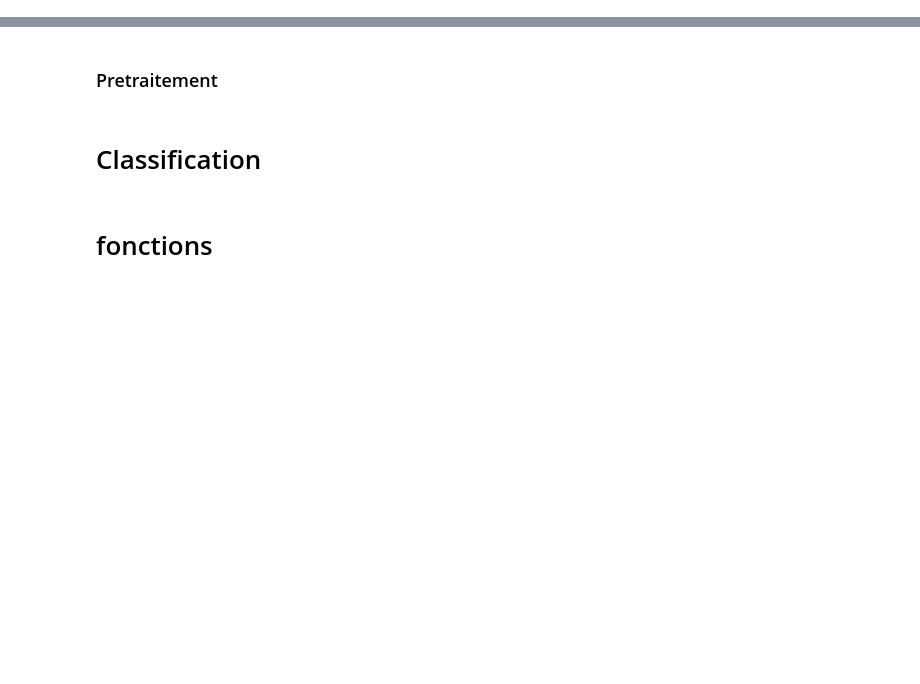
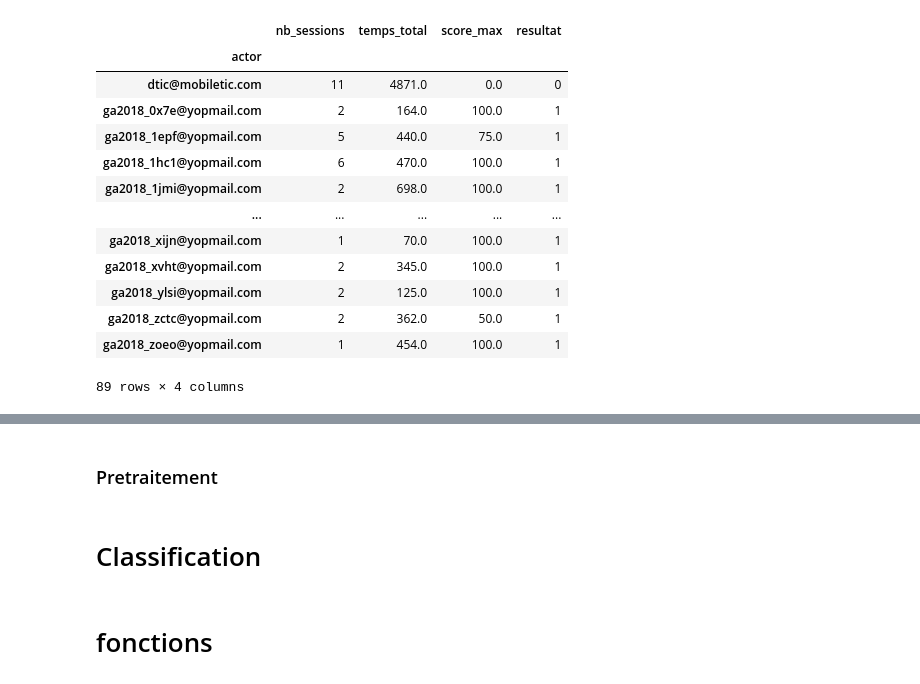
Before and after one commit to DJIGIFA/ODC-ML-DGS, a Jupyter notebook: Untitled.ipynb, the cells around one changed output, grey strips where cells are left out. Cells and saved outputs as stored; diff of their text form; code cells hidden in the pictures; blank space fills up the shorter version.

```diff
--- a/Untitled.ipynb
+++ b/Untitled.ipynb
@@ -16,0 +100,17 @@ csv_file_name = "scorm_tracking_copy.csv"
+# %%
+data.getModuleActorStat("761-fallstudien-und-fragen")
+# %% [output]
+|  | nb_sessions | temps_total | score_max | resultat |
+| actor |  |  |  |  |
+| dtic@mobiletic.com | 11 | 4871.0 | 0.0 | 0 |
+| ga2018_0x7e@yopmail.com | 2 | 164.0 | 100.0 | 1 |
+| ga2018_1epf@yopmail.com | 5 | 440.0 | 75.0 | 1 |
+| ga2018_1hc1@yopmail.com | 6 | 470.0 | 100.0 | 1 |
+| ga2018_1jmi@yopmail.com | 2 | 698.0 | 100.0 | 1 |
+| ... | ... | ... | ... | ... |
+| ga2018_xijn@yopmail.com | 1 | 70.0 | 100.0 | 1 |
+| ga2018_xvht@yopmail.com | 2 | 345.0 | 100.0 | 1 |
+| ga2018_ylsi@yopmail.com | 2 | 125.0 | 100.0 | 1 |
+| ga2018_zctc@yopmail.com | 2 | 362.0 | 50.0 | 1 |
+| ga2018_zoeo@yopmail.com | 1 | 454.0 | 100.0 | 1 |
+89 rows × 4 columns
```
Also changed, not shown: parts of 26 cells of this notebook, 1 other file.
